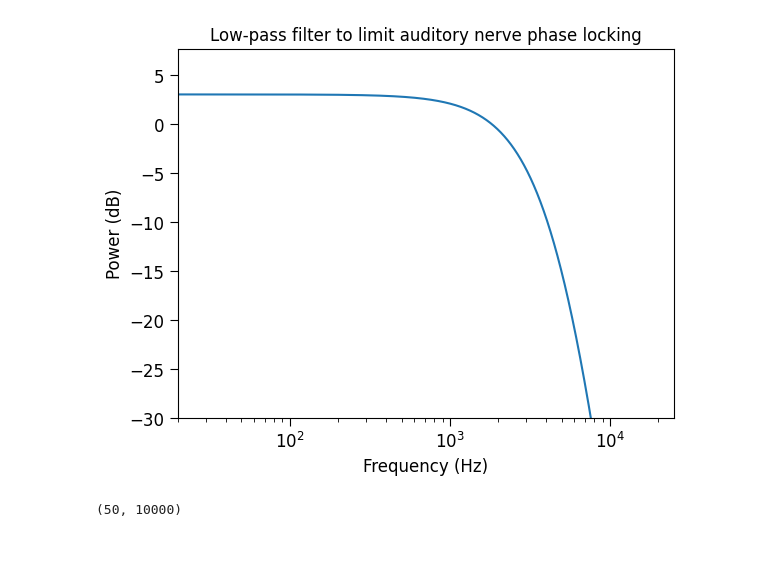
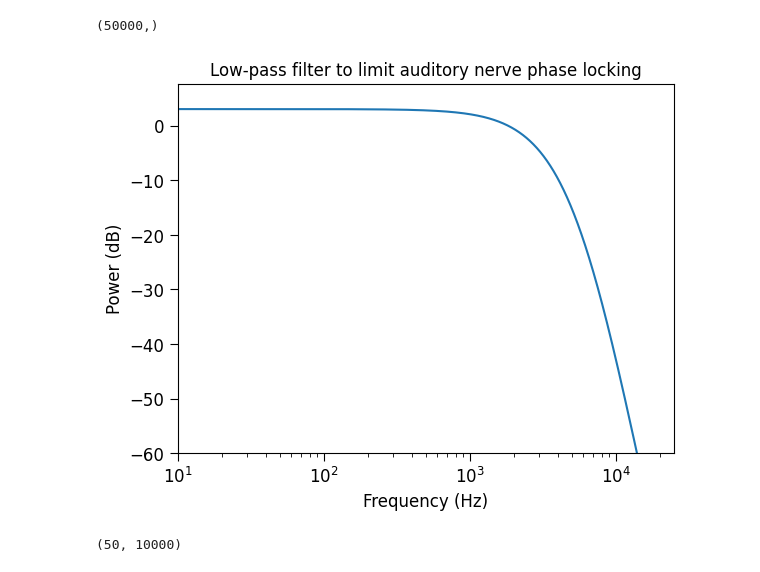
Before and after one commit to msaddler/auditory_model_tutorial, a Jupyter notebook: DEV.ipynb, the cells around one changed output. Saved outputs shown, nothing was run; the diff lists cells and outputs as text; code cells hidden in the pictures.

```diff
--- a/DEV.ipynb
+++ b/DEV.ipynb
@@ -4,6 +4,7 @@ import numpy as np
 import torch
 import matplotlib.pyplot as plt
 import tqdm
+import IPython.display as ipd
 
 import utils
 import filters
@@ -12,4 +13,7 @@ import modules
 importlib.reload(utils)
 importlib.reload(filters)
 importlib.reload(modules)
+
+device = "cpu"
+device
 # %% [output]
@@ -85,35 +76,29 @@ plt.show()
 # %%
 sr = 50000
 filterbank = modules.IHCLowpassFilter(
     sr_input=sr,
     sr_output=sr,
     fir_dur=0.05,
     cutoff=3e3,
     order=7,
-)
+).to(device)
 
 impulse = np.zeros(int(sr * 1.0))
 impulse[0] = 1.0
-impulse_tensor = torch.as_tensor(impulse).float().unsqueeze(0)
+impulse_tensor = torch.as_tensor(impulse, device=device).float().unsqueeze(0)
 impulse_response_tensor = filterbank(impulse_tensor).squeeze(0)
 impulse_response = impulse_response_tensor.detach().cpu().numpy()
+print(impulse_response.shape)
 
-fig, ax = plt.subplots()
-fxx, pxx = utils.power_spectrum(impulse_response, sr=sr)
-ax.plot(fxx, pxx)
-utils.format_axes(
-    ax,
+fig, ax = utils.make_power_spectrum_plot(
+    impulse_response,
+    sr,
     str_title="Low-pass filter to limit auditory nerve phase locking",
-    str_xlabel="Frequency (Hz)",
-    str_ylabel="Power (dB)",
-    xscale="log",
-    yscale="linear",
-    xlimits=[20, sr / 2],
-    ylimits=[-30, None],
 )
 plt.show()
 # %% [output]
+(50000,)
-[figure, old version]
+[figure, new version]
 # %%
 class CochlearModel(torch.nn.Module):
     def __init__(
```
Also changed, not shown: parts of 6 cells of this notebook, 1 other file.
